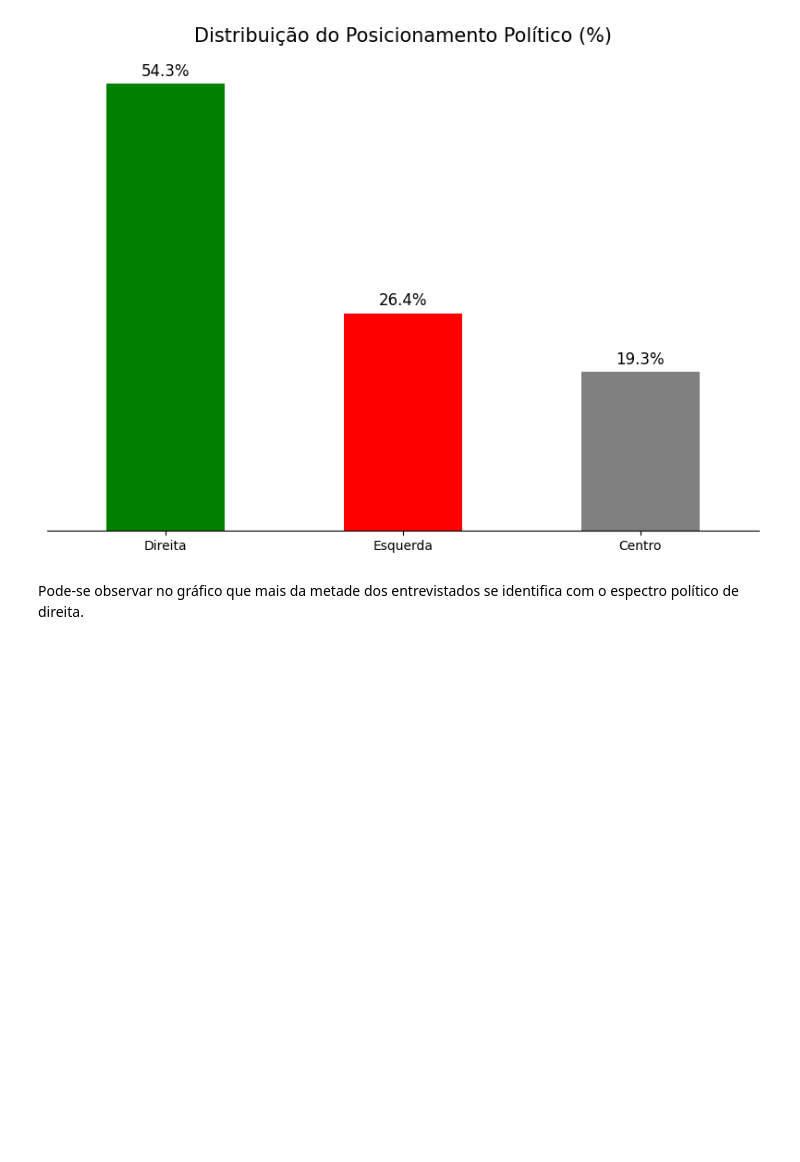
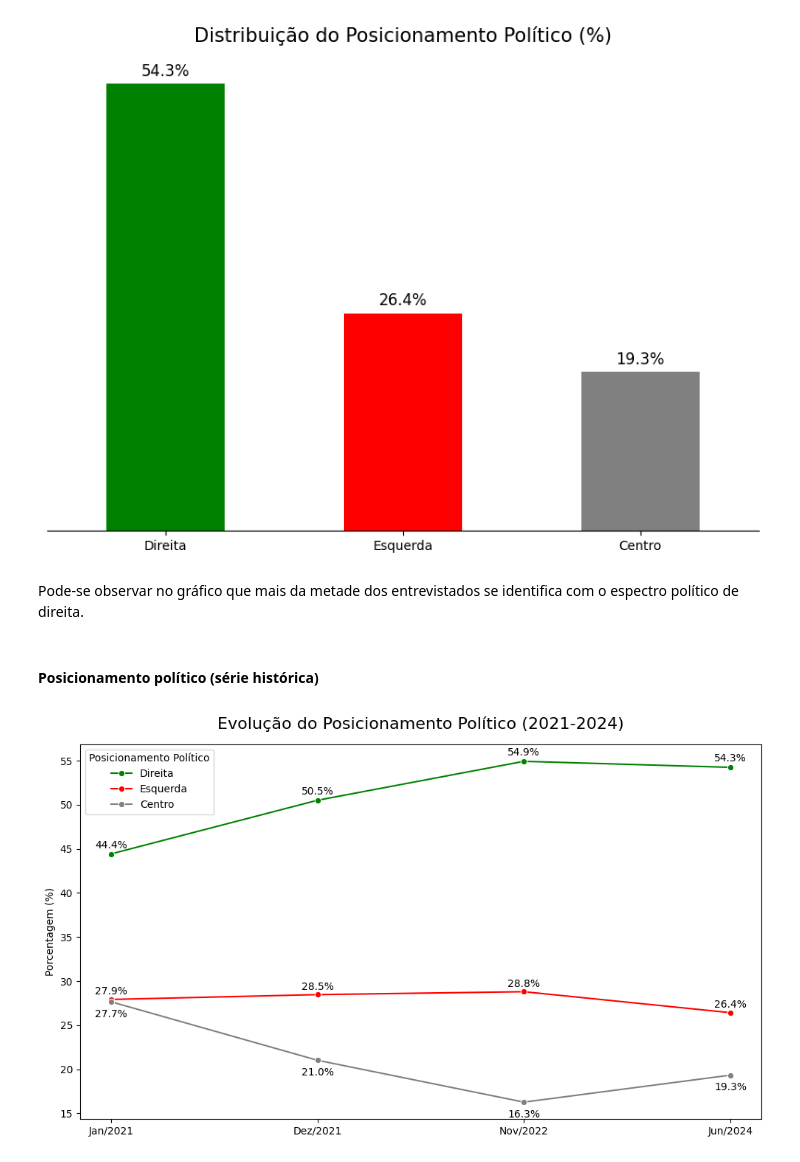
Before and after one commit to h-Soares/ds-espectro-politico-brasil, a Jupyter notebook: project.ipynb, the cells around one changed output. Drawn from its saved outputs; the diff is of its cells as text; code cells hidden in the pictures; blank space fills up the shorter version.

Commit message:
análise univariada: série histórica do posicionamento político

```diff
--- a/project.ipynb
+++ b/project.ipynb
@@ -576,3 +582,27 @@ plt.show()
 [figure]
 # %% [markdown]
 Pode-se observar no gráfico que mais da metade dos entrevistados se identifica com o espectro político de direita.
+# %% [markdown]
+#### **Posicionamento político (série histórica)**
+# %%
+ESQUERDA = 1
+DIREITA = 2
+CENTRO = 3
+
+def calculate_pct(path_csv: str, path_dict:str, political_label: str) -> pd.DataFrame:
+    df = pd.read_csv(path_csv, sep=';')
+    df = df[df[political_label].isin([ESQUERDA, DIREITA, CENTRO])][political_label].to_frame()
+    df = map_df_to_text(df_to_translate=df, path_excel=path_dict, columns_names=['posicionamento_politico'])
+
+    file_name_parts = os.path.basename(path_csv).split()
+
+    month = file_name_parts[3]
+    if month.isdigit():
+        month = pd.to_datetime(str(month), format='%m').strftime('%b')
+    month = month.capitalize()
+    year = file_name_parts[2]
+
+    date = f"{month}/{year}"
+    df["data"] = date
+    df = df.value_counts(normalize=True).mul(100).rename("porcentagem").reset_index()
+    return df
@@ -578,0 +642,24 @@ Pode-se observar no gráfico que mais da metade dos entrevistados se identifica
+# %%
+plt.figure(figsize=(10,6))
+sns.lineplot(data=espectros, x='data', y='porcentagem', hue='posicionamento_politico', marker='o', palette={'Esquerda': 'red', 'Centro': 'gray', 'Direita': 'green'})
+
+offsets = {'Direita': 0.4, 'Esquerda': 0.3, 'Centro': -2} # deslocamento vertical para cada grupo
+for _, row in espectros.iterrows():
+    plt.text(
+        row['data'],
+        row['porcentagem'] + offsets.get(row['posicionamento_politico']),
+        f"{row['porcentagem']:.1f}%",
+        color='black',
+        ha='center', va='bottom',
+        fontsize=10
+    )
+
+plt.xlabel("")
+plt.ylabel("Porcentagem (%)")
+plt.title('Evolução do Posicionamento Político (2021-2024)', fontsize=16, pad=15)
+plt.legend(title='Posicionamento Político')
+plt.tight_layout()
+plt.savefig(r'images\evolucao_posicionamento_politico.png')
+plt.show()
+# %% [output]
+[figure, added]
```
Also changed, not shown: parts of 4 cells of this notebook, 6 other files.
